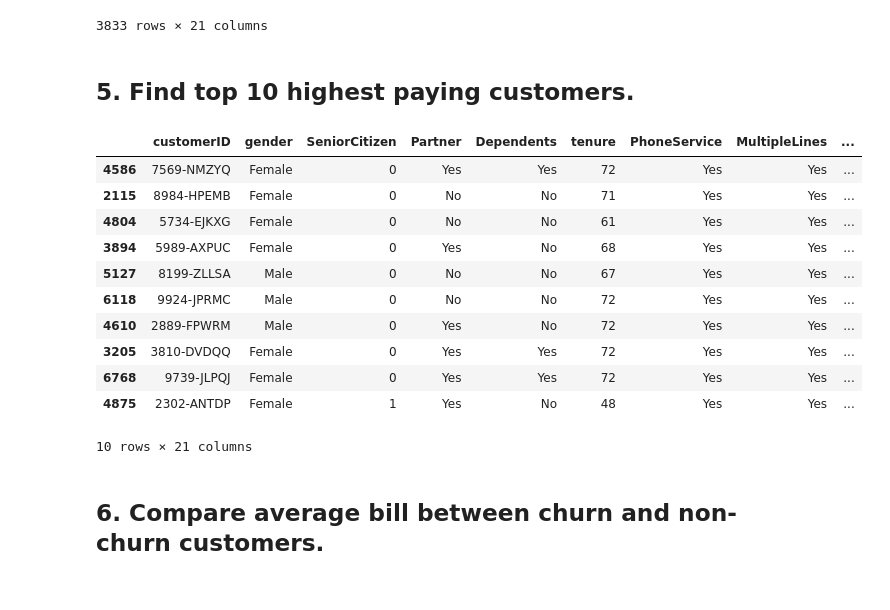
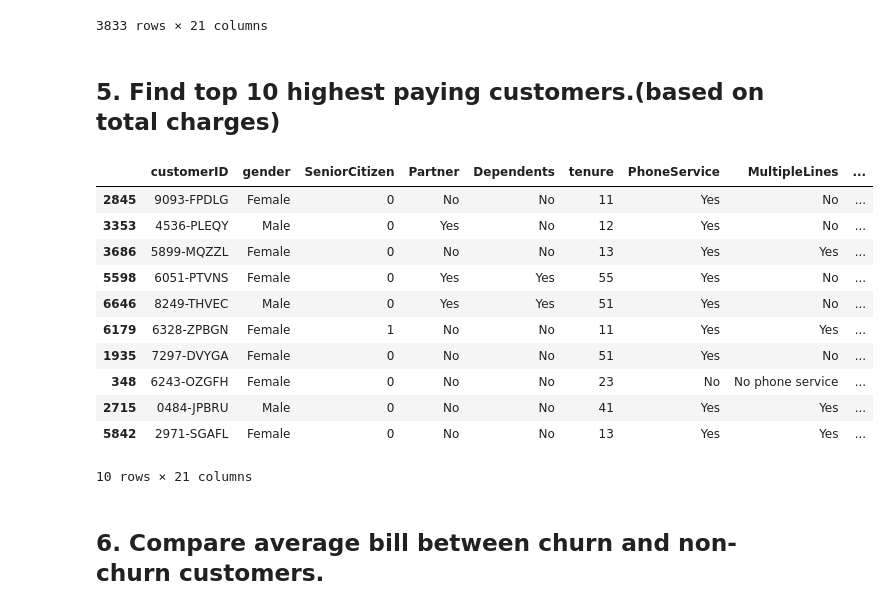
Before and after one commit to ananya4197-creator/mini_project_DHP, a Jupyter notebook: WA_Fn-UseC_-Telco-Customer-Churn.ipynb, the cells around one changed output. Cells and saved outputs as stored; diff of their text form; code cells hidden in the pictures.

```diff
--- a/WA_Fn-UseC_-Telco-Customer-Churn.ipynb
+++ b/WA_Fn-UseC_-Telco-Customer-Churn.ipynb
@@ -68,21 +68,21 @@ df[df["tenure"] > 24]
 | 7042 | 3186-AJIEK | Male | 0 | No | No | 66 | Yes | No | ... |
 3833 rows × 21 columns
 # %% [markdown]
-## 5. Find top 10 highest paying customers.
+## 5. Find top 10 highest paying customers.(based on total charges)
 # %%
-df.sort_values(by="MonthlyCharges", ascending=False).head(10)
+df.sort_values(by="TotalCharges", ascending=False).head(10)
 # %% [output]
 |  | customerID | gender | SeniorCitizen | Partner | Dependents | tenure | PhoneService | MultipleLines | ... |
-| 4586 | 7569-NMZYQ | Female | 0 | Yes | Yes | 72 | Yes | Yes | ... |
-| 2115 | 8984-HPEMB | Female | 0 | No | No | 71 | Yes | Yes | ... |
-| 4804 | 5734-EJKXG | Female | 0 | No | No | 61 | Yes | Yes | ... |
-| 3894 | 5989-AXPUC | Female | 0 | Yes | No | 68 | Yes | Yes | ... |
-| 5127 | 8199-ZLLSA | Male | 0 | No | No | 67 | Yes | Yes | ... |
-| 6118 | 9924-JPRMC | Male | 0 | No | No | 72 | Yes | Yes | ... |
-| 4610 | 2889-FPWRM | Male | 0 | Yes | No | 72 | Yes | Yes | ... |
-| 3205 | 3810-DVDQQ | Female | 0 | Yes | Yes | 72 | Yes | Yes | ... |
-| 6768 | 9739-JLPQJ | Female | 0 | Yes | Yes | 72 | Yes | Yes | ... |
-| 4875 | 2302-ANTDP | Female | 1 | Yes | No | 48 | Yes | Yes | ... |
+| 2845 | 9093-FPDLG | Female | 0 | No | No | 11 | Yes | No | ... |
+| 3353 | 4536-PLEQY | Male | 0 | Yes | No | 12 | Yes | No | ... |
+| 3686 | 5899-MQZZL | Female | 0 | No | No | 13 | Yes | Yes | ... |
+| 5598 | 6051-PTVNS | Female | 0 | Yes | Yes | 55 | Yes | No | ... |
+| 6646 | 8249-THVEC | Male | 0 | Yes | Yes | 51 | Yes | No | ... |
+| 6179 | 6328-ZPBGN | Female | 1 | No | No | 11 | Yes | Yes | ... |
+| 1935 | 7297-DVYGA | Female | 0 | No | No | 51 | Yes | No | ... |
+| 348 | 6243-OZGFH | Female | 0 | No | No | 23 | No | No phone service | ... |
+| 2715 | 0484-JPBRU | Male | 0 | No | No | 41 | Yes | Yes | ... |
+| 5842 | 2971-SGAFL | Female | 0 | No | No | 13 | Yes | Yes | ... |
 10 rows × 21 columns
 # %% [markdown]
 ## 6. Compare average bill between churn and non-churn customers.
```
Also changed, not shown: parts of 6 cells of this notebook.
